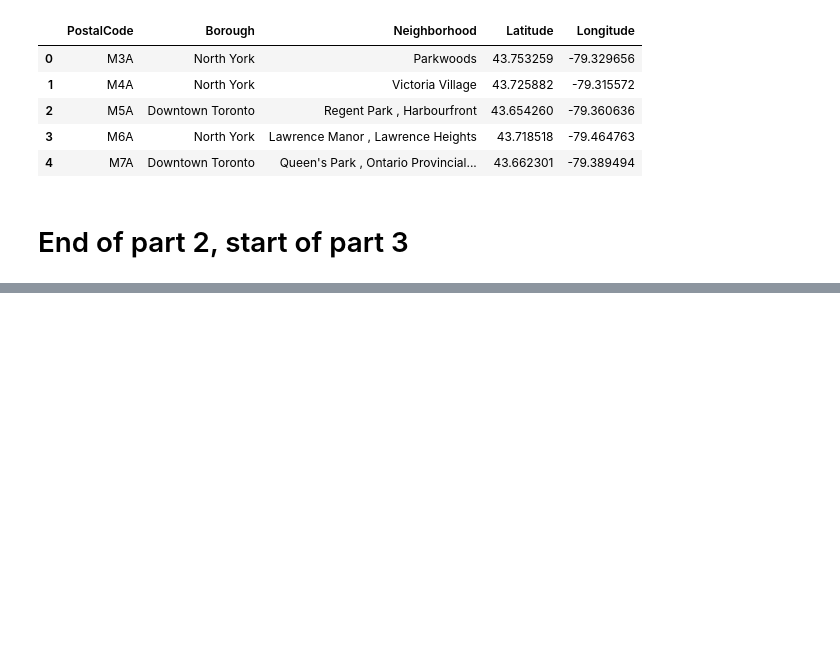
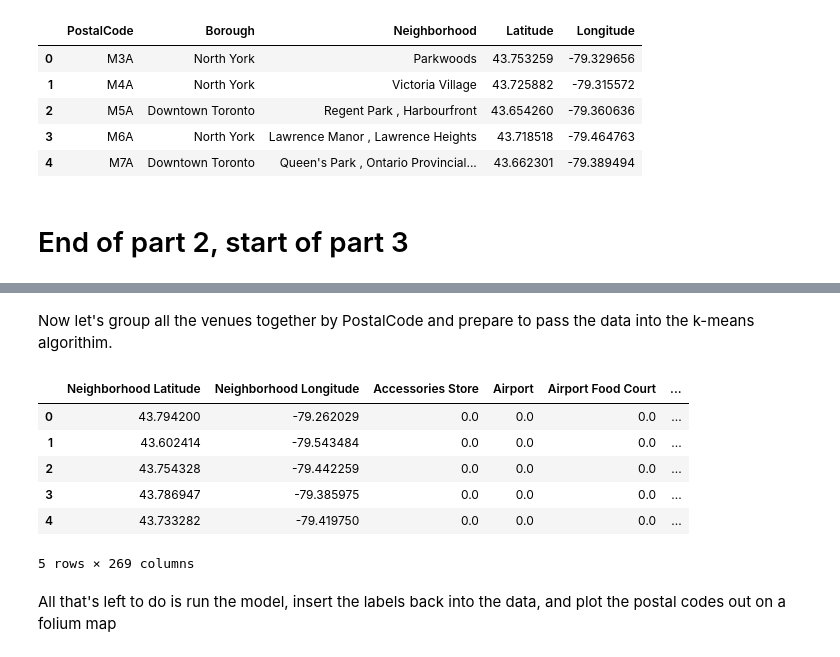
Before and after one commit to kevincrayton13/Capstone_week_3, a Jupyter notebook: Capstone_Week_3.ipynb, the cells around one changed output, grey strips where cells are left out. Cells and saved outputs as stored; diff of their text form; code cells hidden in the pictures; blank space fills up the shorter version.

```diff
--- a/Capstone_Week_3.ipynb
+++ b/Capstone_Week_3.ipynb
@@ -113,0 +191,16 @@ complete_set.head()
+# %% [markdown]
+Now let's group all the venues together by PostalCode and prepare to pass the data into the k-means algorithim.
+# %%
+dataset = encoded.groupby('Neighborhood_Name').mean().reset_index()
+dataset_final = dataset.drop('Neighborhood_Name', 1)
+dataset_final.head()
+# %% [output]
+|  | Neighborhood Latitude | Neighborhood Longitude | Accessories Store | Airport | Airport Food Court | ... |
+| 0 | 43.794200 | -79.262029 | 0.0 | 0.0 | 0.0 | ... |
+| 1 | 43.602414 | -79.543484 | 0.0 | 0.0 | 0.0 | ... |
+| 2 | 43.754328 | -79.442259 | 0.0 | 0.0 | 0.0 | ... |
+| 3 | 43.786947 | -79.385975 | 0.0 | 0.0 | 0.0 | ... |
+| 4 | 43.733282 | -79.419750 | 0.0 | 0.0 | 0.0 | ... |
+5 rows × 269 columns
+# %% [markdown]
+All that's left to do is run the model, insert the labels back into the data, and plot the postal codes out on a folium map
```
Also changed, not shown: parts of 5 cells of this notebook.
